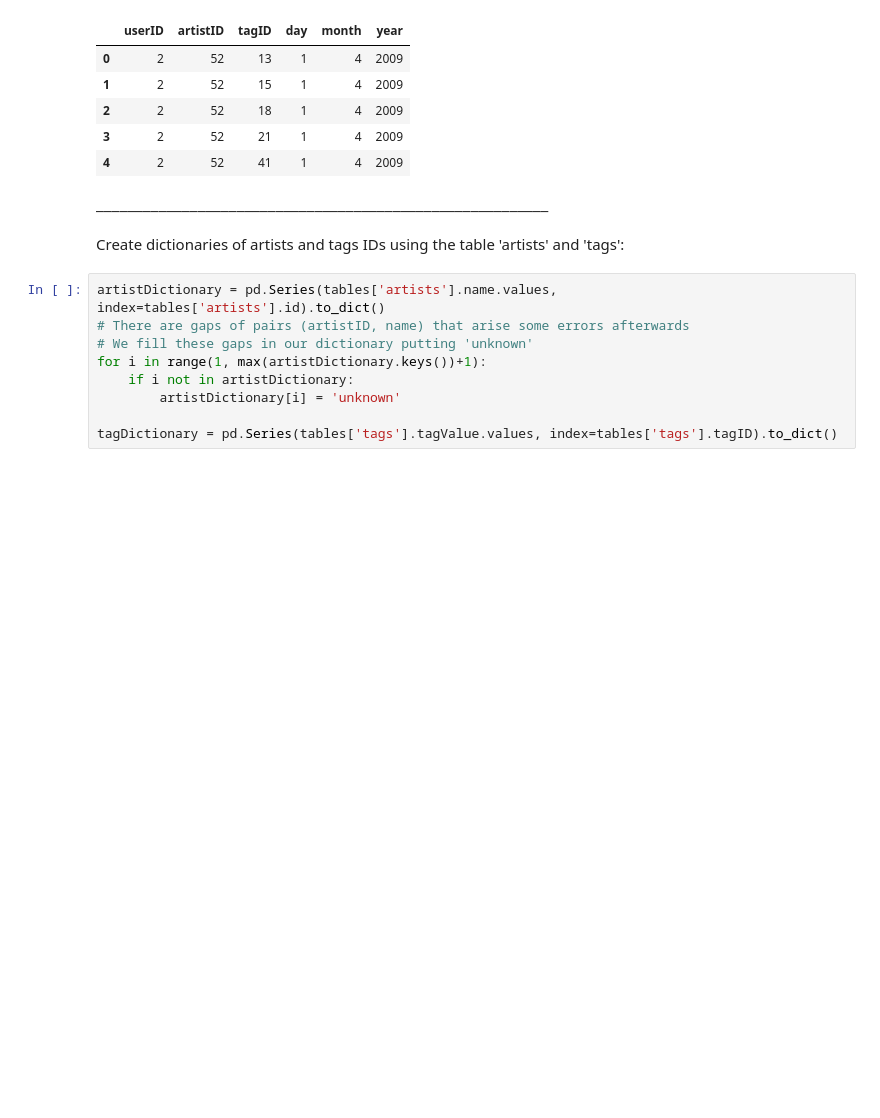
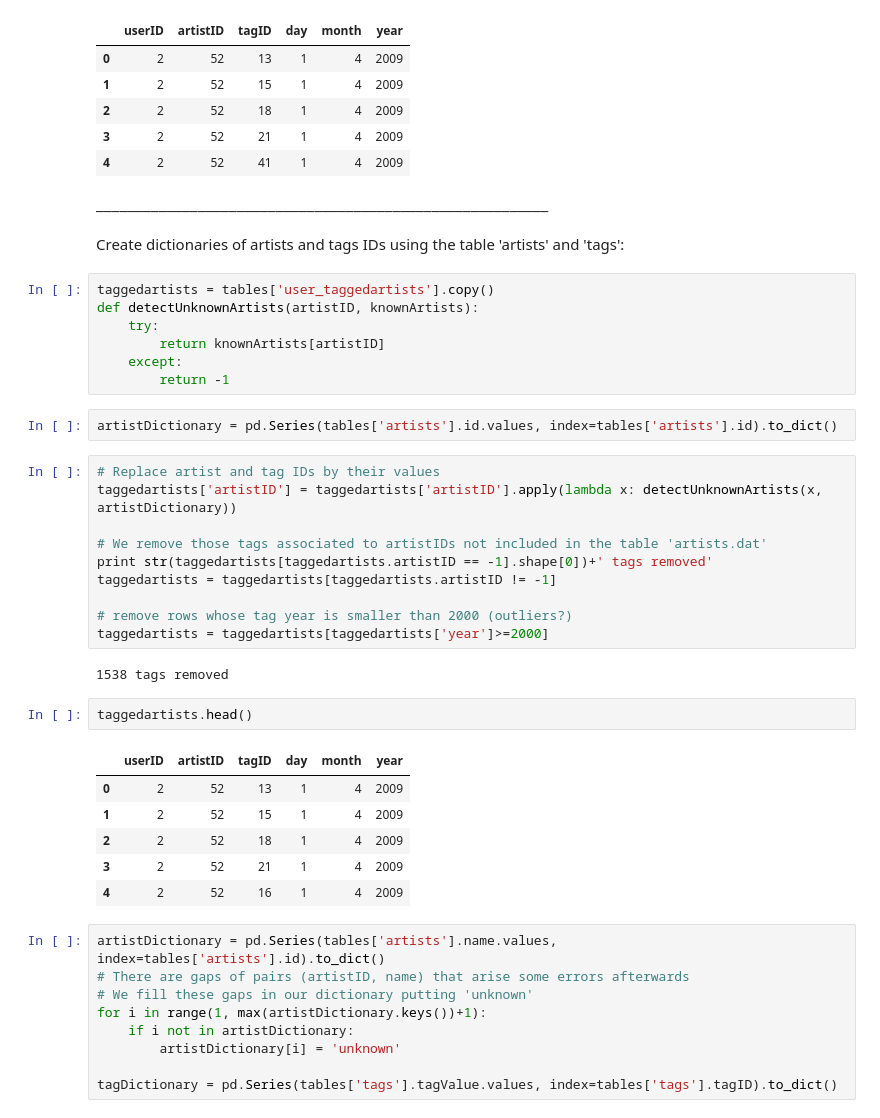
Before and after one commit to cmirallesp/music_recommender, a Jupyter notebook: notebooks/Data Exploration.ipynb, the cells around one changed output. Saved outputs shown, nothing was run; the diff lists cells and outputs as text; blank space fills up the shorter version.

```diff
--- a/notebooks/Data Exploration.ipynb
+++ b/notebooks/Data Exploration.ipynb
@@ -78,6 +174,36 @@ user_taggedartists
 __________________________________________________________
 # %% [markdown]
 Create dictionaries of artists and tags IDs using the table 'artists' and 'tags':
+# %%
+taggedartists = tables['user_taggedartists'].copy()
+def detectUnknownArtists(artistID, knownArtists):
+    try:
+        return knownArtists[artistID]
+    except:
+        return -1
+# %%
+artistDictionary = pd.Series(tables['artists'].id.values, index=tables['artists'].id).to_dict()
+# %%
+# Replace artist and tag IDs by their values
+taggedartists['artistID'] = taggedartists['artistID'].apply(lambda x: detectUnknownArtists(x, artistDictionary))
+
+# We remove those tags associated to artistIDs not included in the table 'artists.dat'
+print str(taggedartists[taggedartists.artistID == -1].shape[0])+' tags removed'
+taggedartists = taggedartists[taggedartists.artistID != -1]
+
+# remove rows whose tag year is smaller than 2000 (outliers?)
+taggedartists = taggedartists[taggedartists['year']>=2000]
+# %% [output]
+1538 tags removed
+# %%
+taggedartists.head()
+# %% [output]
+|  | userID | artistID | tagID | day | month | year |
+| 0 | 2 | 52 | 13 | 1 | 4 | 2009 |
+| 1 | 2 | 52 | 15 | 1 | 4 | 2009 |
+| 2 | 2 | 52 | 18 | 1 | 4 | 2009 |
+| 3 | 2 | 52 | 21 | 1 | 4 | 2009 |
+| 4 | 2 | 52 | 16 | 1 | 4 | 2009 |
 # %%
 artistDictionary = pd.Series(tables['artists'].name.values, index=tables['artists'].id).to_dict()
 # There are gaps of pairs (artistID, name) that arise some errors afterwards
```
Also changed, not shown: parts of 20 cells of this notebook, 8 other files.
